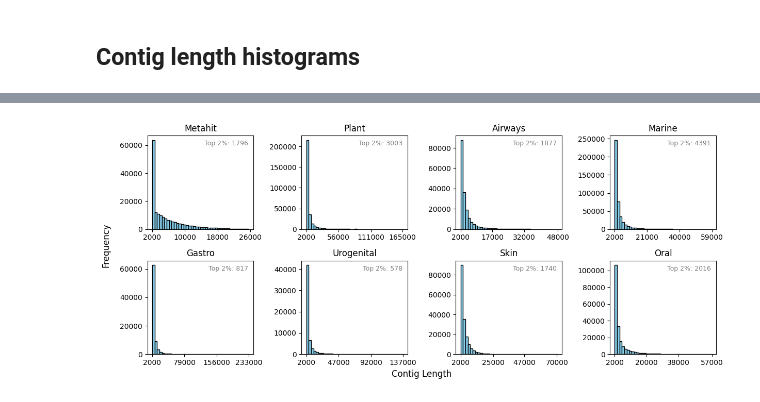
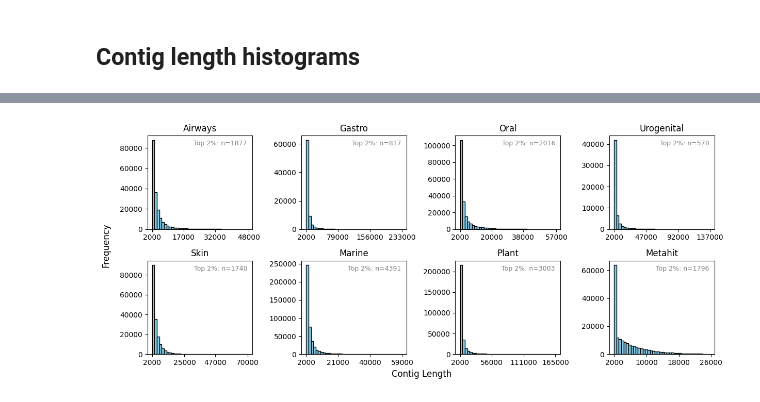
Before and after one commit to affo98/DNA-language-models-and-GLP1-microbiome-changes, a Jupyter notebook: figure_notebooks/cami2_benchmark.ipynb, the cells around one changed output, grey strips where cells are left out. Cells and saved outputs as stored; diff of their text form; code cells hidden in the pictures.

```diff
--- a/figure_notebooks/cami2_benchmark.ipynb
+++ b/figure_notebooks/cami2_benchmark.ipynb
@@ -16,0 +78,15 @@ with open(os.path.join(RESULTS_DIR, 'parsed_checkm2_results.json'), 'r') as f:
+# %%
+with open(os.path.join(RESULTS_DIR, 'parsed_checkm2_results.json'), 'r') as f:
+    checkm2_data = json.load(f)
+
+na_metahit = ['vamb_results', 'taxvamb_results', 'comebin_results']
+if 'metahit' in checkm2_data:
+    for method in na_metahit:
+        if method not in checkm2_data['metahit']:
+            checkm2_data['metahit'][method] = [-1] * len(checkm2_data['metahit']['dnabert2_results'])
+
+na_marine = ['comebin_results']
+if 'marine_short' in checkm2_data:
+    for method in na_marine:
+        if method not in checkm2_data['marine_short']:
+            checkm2_data['marine_short'][method] = [-1] * len(checkm2_data['marine_short']['dnabert2_results'])
@@ -17,20 +113,8 @@ with open(os.path.join(RESULTS_DIR, 'parsed_checkm2_results.json'), 'r') as f:
 # %%
-import matplotlib.pyplot as plt
-
 completeness_levels = ['>90%', '>80%', '>70%', '>60%', '>50%']
 colors = ['#005f5f', '#008c8c', '#66c2c2', '#a0e6e6', '#d9fafa']
 
-dataset_order = [
-    'airways_short',
-    'gastro_short',
-    'oral_short',
-    'urogenital_short',
-    'skin_short',
-    'marine_short',
-    'plant_short'
-]
-
-model_names = {
+cami2_model_names = {
     'vamb_results': 'VAMB',
     'taxvamb_results': 'TaxVAMB',
     'comebin_results': 'Comebin',
@@ -199,3 +435,4 @@ plot_histograms(knn_data, models[3:6], model_names[3:6])
 # %%
 with open(os.path.join(RESULTS_DIR, 'parsed_contig_lengths.json'), 'r') as f:
     contig_data = json.load(f)
+contig_data = {key: contig_data[key] for key in DATASET_ORDER if key in contig_data}
@@ -202,28 +495,28 @@ with open(os.path.join(RESULTS_DIR, 'parsed_contig_lengths.json'), 'r') as f:
 # %%
 # Plot setup
 n_cols = 4
 n_rows = 2
 percentile = 98
 min_length = 2000
 
 fig, axes = plt.subplots(n_rows, n_cols, figsize=(12, 5), constrained_layout=True)
 axes = axes.flatten()
 
 for idx, (dataset, lengths) in enumerate(contig_data.items()):
     ax = axes[idx]
     top_1_percentile = np.percentile(lengths, 99)
     top_1_count = sum(l > top_1_percentile for l in lengths)
     ax.hist(lengths, bins=40, color='skyblue', range=(min_length, top_1_percentile), edgecolor='black')
     ax.set_title(dataset.replace('_short','').capitalize())
-    ax.text(0.95, 0.95, f'Top {100-percentile}%: {top_1_count}', ha='right', va='top', transform=ax.transAxes, fontsize=9, color='grey')
+    ax.text(0.95, 0.95, f'Top {100-percentile}%: n={top_1_count}', ha='right', va='top', transform=ax.transAxes, fontsize=9, color='grey')
     ticks = np.linspace(min_length, top_1_percentile, 4)
     ticks = np.round(ticks / 1000) * 1000
     ax.set_xticks(ticks)
 
 fig.text(0.5, 0.0, 'Contig Length', ha='center', va='center', fontsize=12)  # X-axis label
 fig.text(-0.01, 0.5, 'Frequency', ha='center', va='center', rotation='vertical', fontsize=12)
 
 plt.tight_layout()
 plt.show()
 # %% [output]
-[figure, old version]
+[figure, new version]
```
Also changed, not shown: parts of 22 cells of this notebook, 4 other files.
